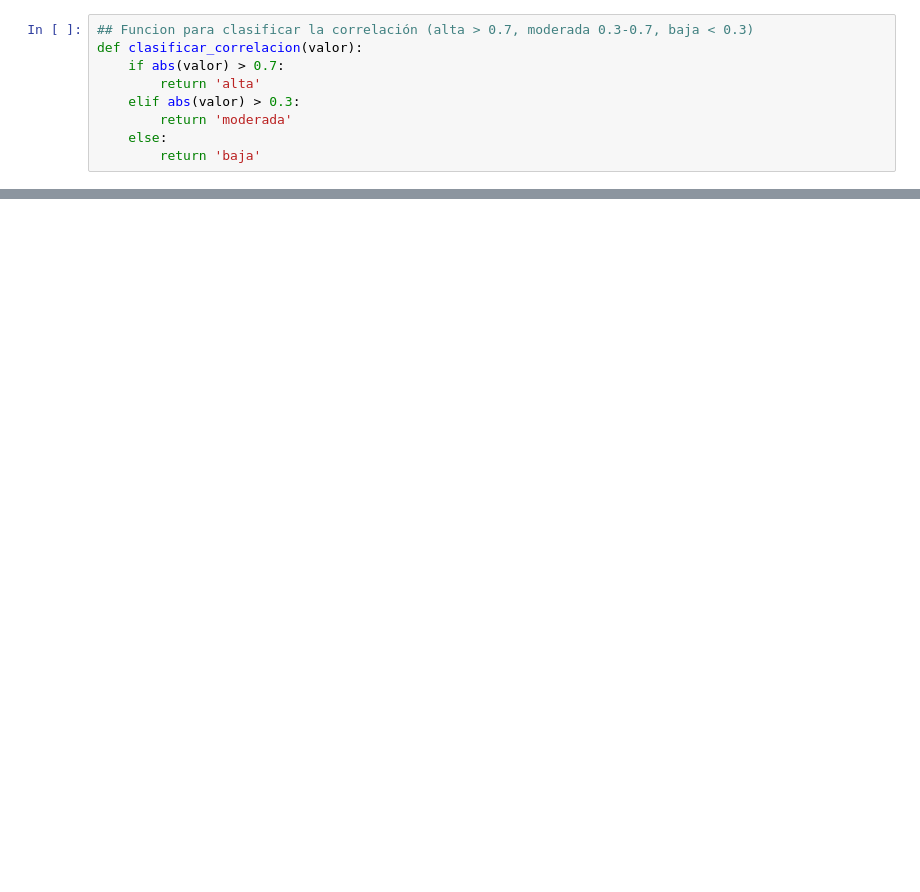
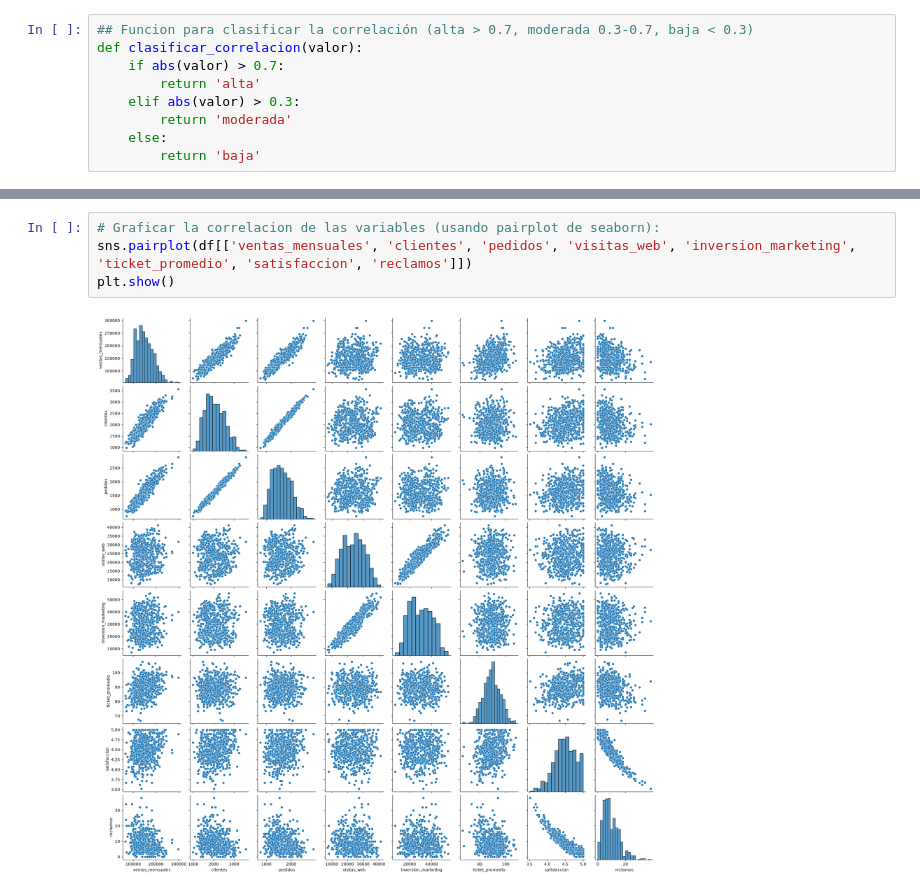
Before and after one commit to marlonleandro/curso-python-analisis, a Jupyter notebook: 15.Analisis_y_Visualizacion_Avanzada.ipynb, the cells around one changed output, grey strips where cells are left out. Drawn from its saved outputs; the diff is of its cells as text; blank space fills up the shorter version.

```diff
--- a/15.Analisis_y_Visualizacion_Avanzada.ipynb
+++ b/15.Analisis_y_Visualizacion_Avanzada.ipynb
@@ -138,0 +317,6 @@ tabla_correlaciones
+# %%
+# Graficar la correlacion de las variables (usando pairplot de seaborn):
+sns.pairplot(df[['ventas_mensuales', 'clientes', 'pedidos', 'visitas_web', 'inversion_marketing', 'ticket_promedio', 'satisfaccion', 'reclamos']])
+plt.show()
+# %% [output]
+[figure, added]
```
Also changed, not shown: parts of 20 cells of this notebook, 1 other file.
